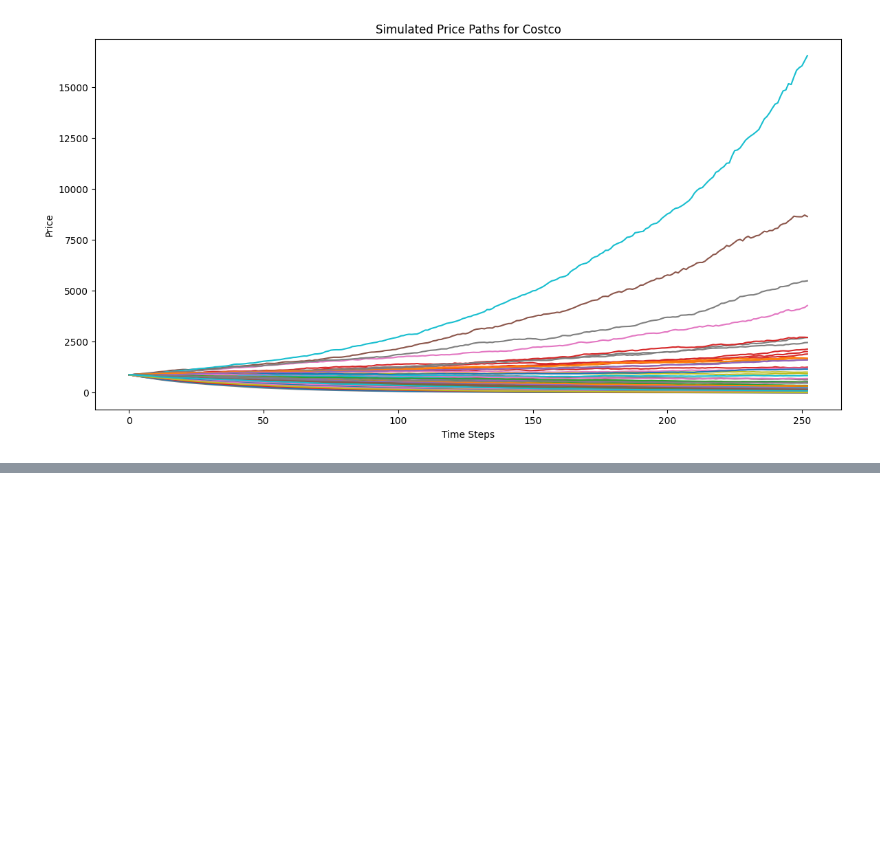
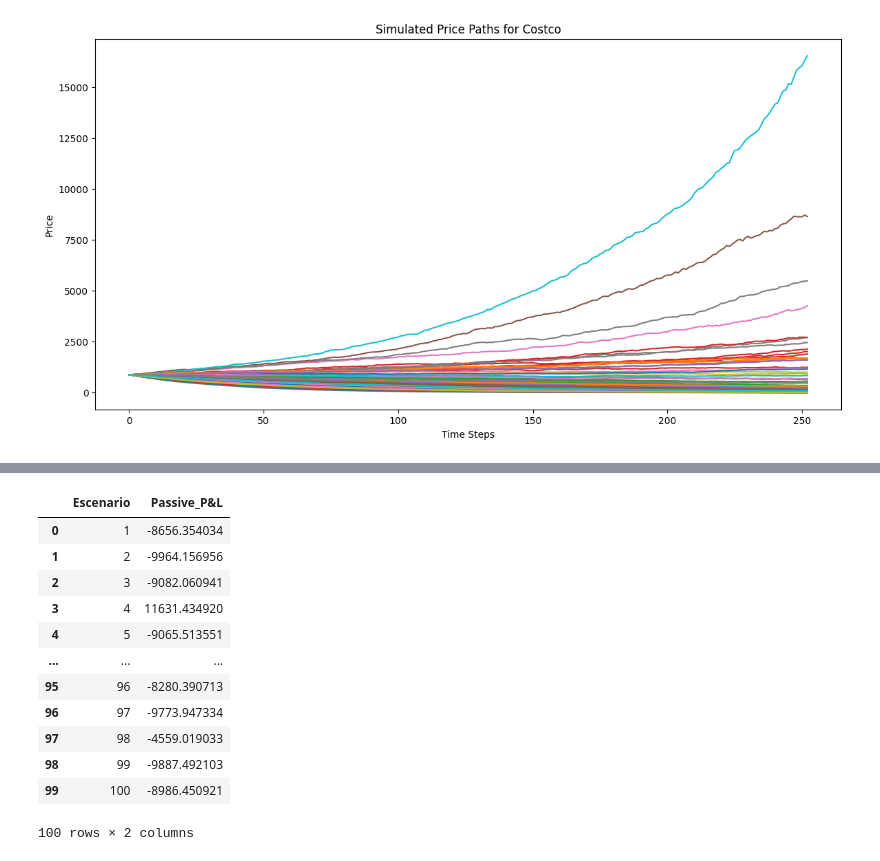
Before and after one commit to pmonroys/Trading, a Jupyter notebook: Proyecto 3/003 Generative Adversarial Networks.ipynb, the cells around one changed output, grey strips where cells are left out. Saved outputs shown, nothing was run; the diff lists cells and outputs as text; code cells hidden in the pictures; blank space fills up the shorter version.

```diff
--- a/Proyecto 3/Proyecto Trading 3 GANS Principal.ipynb
+++ b/Proyecto 3/003 Generative Adversarial Networks.ipynb
@@ -281,0 +386,16 @@ for pos in positions:
+# %%
+df_passive_results
+# %% [output]
+|  | Escenario | Passive_P&L |
+| 0 | 1 | -8656.354034 |
+| 1 | 2 | -9964.156956 |
+| 2 | 3 | -9082.060941 |
+| 3 | 4 | 11631.434920 |
+| 4 | 5 | -9065.513551 |
+| ... | ... | ... |
+| 95 | 96 | -8280.390713 |
+| 96 | 97 | -9773.947334 |
+| 97 | 98 | -4559.019033 |
+| 98 | 99 | -9887.492103 |
+| 99 | 100 | -8986.450921 |
+100 rows × 2 columns
```
Also changed, not shown: parts of 18 cells of this notebook.
